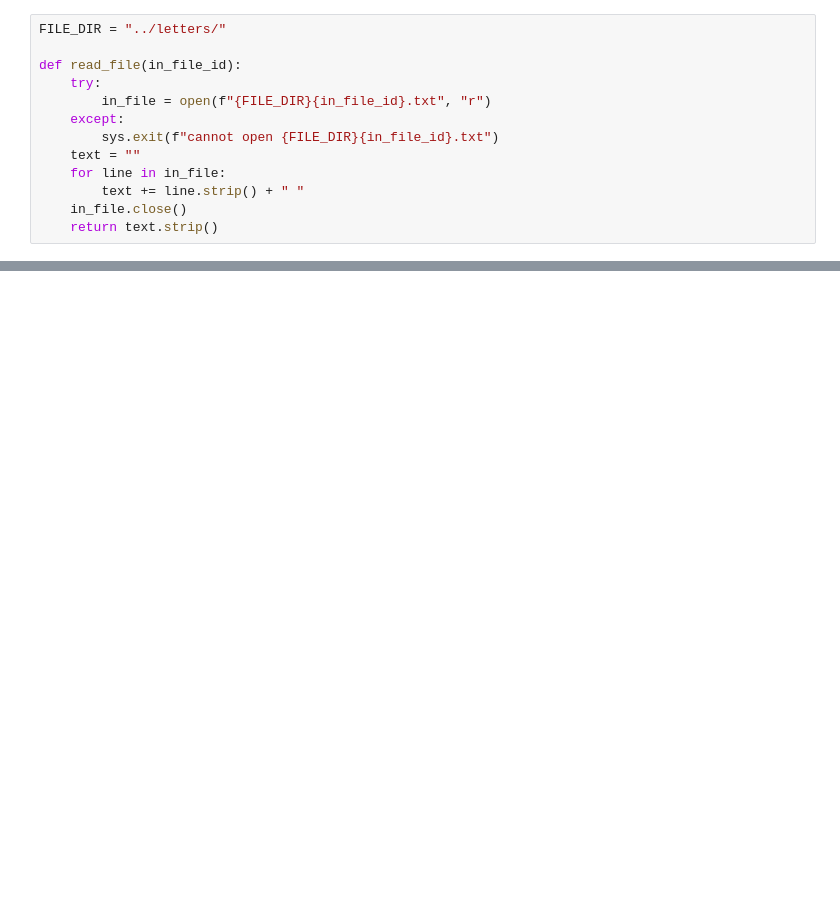
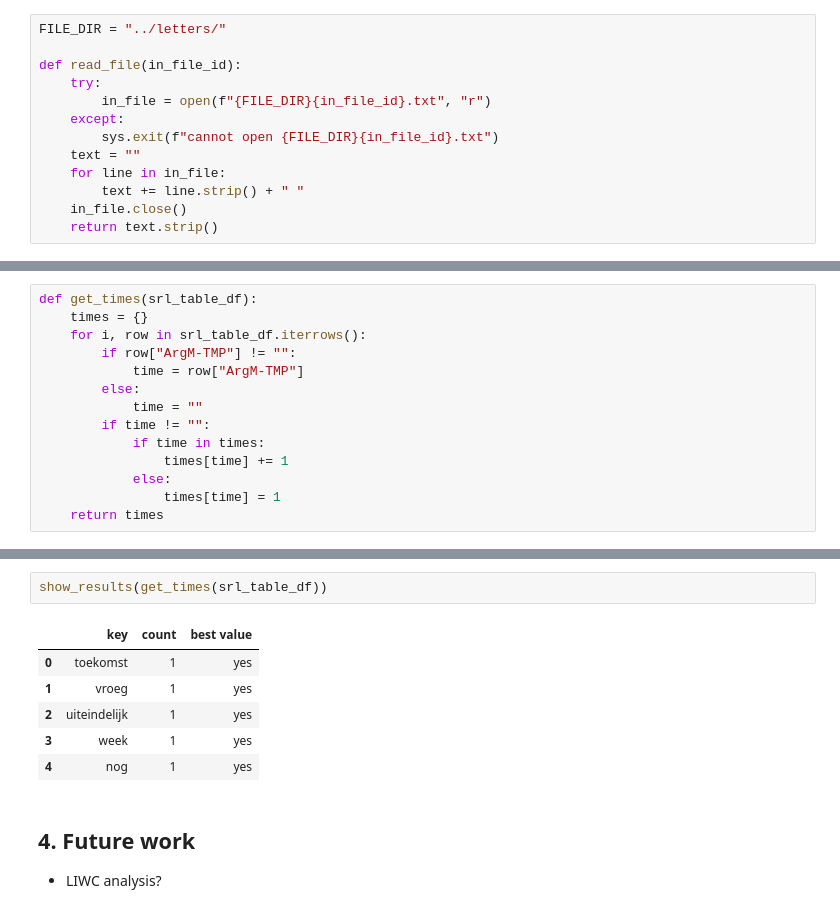
Before and after one commit to navigating-stories/notebooks, a Jupyter notebook: stroll_srl_test.ipynb, the cells around one changed output, grey strips where cells are left out. Cells and saved outputs as stored; diff of their text form; blank space fills up the shorter version.

Commit message:
added higher level analysis

```diff
--- a/stroll_srl_test.ipynb
+++ b/stroll_srl_test.ipynb
@@ -191,0 +255,14 @@ nlp_table_df[:30]
+# %%
+def get_times(srl_table_df):
+    times = {}
+    for i, row in srl_table_df.iterrows():
+        if row["ArgM-TMP"] != "":
+            time = row["ArgM-TMP"]
+        else:
+            time = ""
+        if time != "":
+            if time in times:
+                times[time] += 1
+            else:
+                times[time] = 1
+    return times
@@ -191,0 +295,13 @@ nlp_table_df[:30]
+# %%
+show_results(get_times(srl_table_df))
+# %% [output]
+|  | key | count | best value |
+| 0 | toekomst | 1 | yes |
+| 1 | vroeg | 1 | yes |
+| 2 | uiteindelijk | 1 | yes |
+| 3 | week | 1 | yes |
+| 4 | nog | 1 | yes |
+# %% [markdown]
+## 4. Future work
+
+* LIWC analysis?
```
Also changed, not shown: parts of 18 cells of this notebook.
